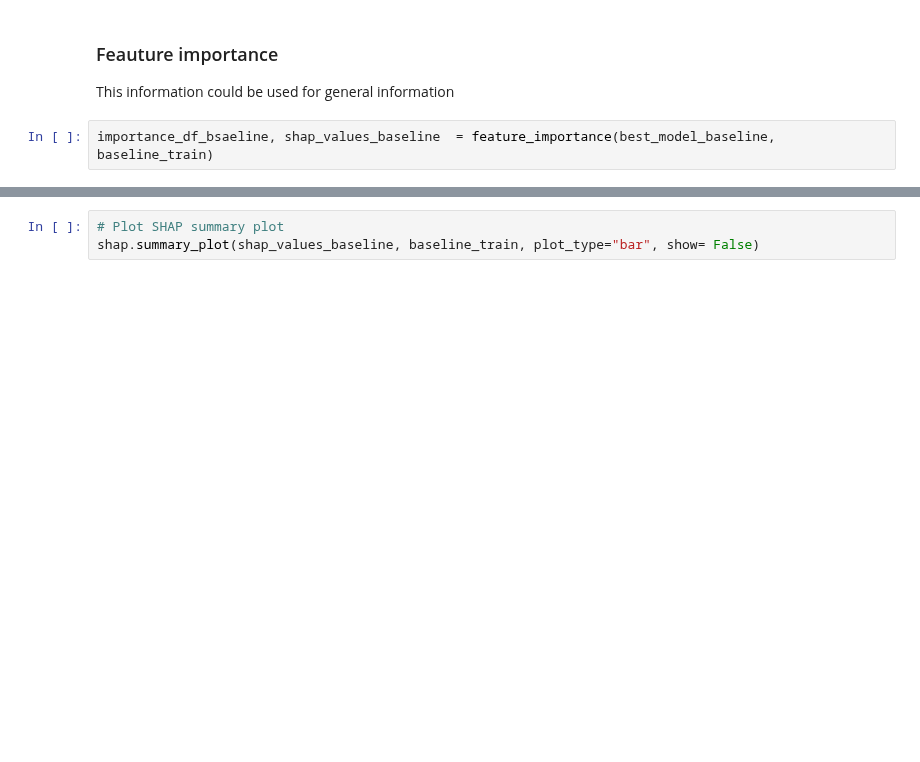
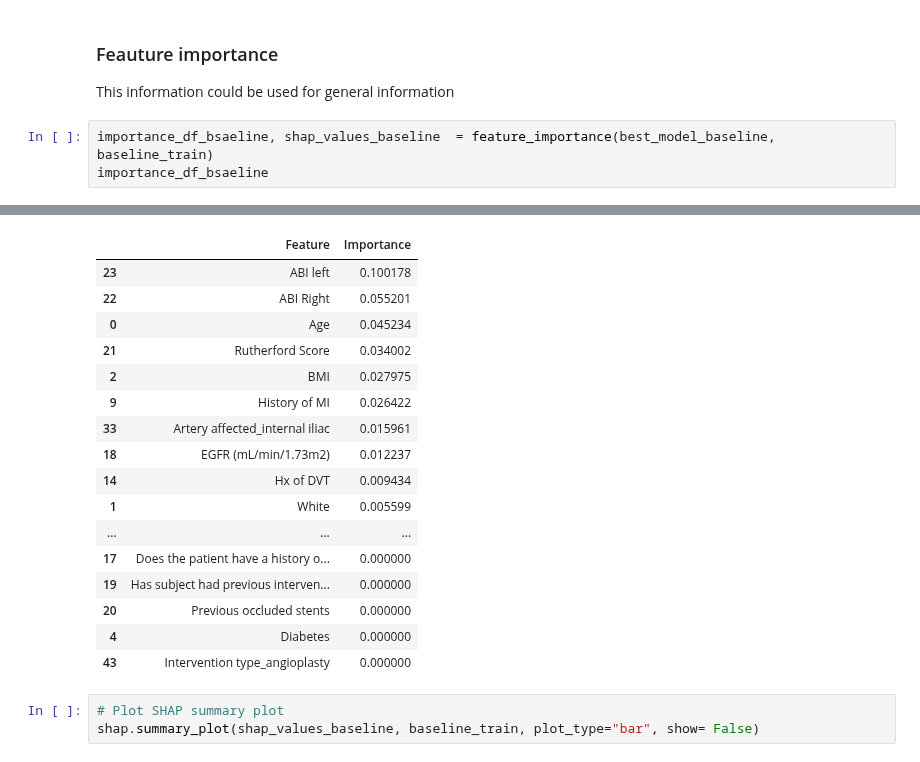
Before and after one commit to kstack21/CapstoneC2023, a Jupyter notebook: steps.ipynb, the cells around one changed output, grey strips where cells are left out. Drawn from its saved outputs; the diff is of its cells as text; blank space fills up the shorter version.

```diff
--- a/steps.ipynb
+++ b/steps.ipynb
@@ -1192,4 +1189,5 @@ baseline_score
 This information could be used for general information
 # %%
 importance_df_bsaeline, shap_values_baseline  = feature_importance(best_model_baseline, baseline_train)
+importance_df_bsaeline
 # %% [output]
@@ -1197,15 +1195,32 @@ importance_df_bsaeline, shap_values_baseline  = feature_importance(best_model_ba
 
 
 is_sparse is deprecated and will be removed in a future version. Check `isinstance(dtype, pd.SparseDtype)` instead.
 
 
 is_categorical_dtype is deprecated and will be removed in a future version. Use isinstance(dtype, CategoricalDtype) instead
 
 
 is_categorical_dtype is deprecated and will be removed in a future version. Use isinstance(dtype, CategoricalDtype) instead
 
 
 is_categorical_dtype is deprecated and will be removed in a future version. Use isinstance(dtype, CategoricalDtype) instead
+|  | Feature | Importance |
+| 23 | ABI left | 0.100178 |
+| 22 | ABI Right | 0.055201 |
+| 0 | Age | 0.045234 |
+| 21 | Rutherford Score | 0.034002 |
+| 2 | BMI | 0.027975 |
+| 9 | History of MI | 0.026422 |
+| 33 | Artery affected_internal iliac | 0.015961 |
+| 18 | EGFR (mL/min/1.73m2) | 0.012237 |
+| 14 | Hx of DVT | 0.009434 |
+| 1 | White | 0.005599 |
+| ... | ... | ... |
+| 17 | Does the patient have a history o... | 0.000000 |
+| 19 | Has subject had previous interven... | 0.000000 |
+| 20 | Previous occluded stents | 0.000000 |
+| 4 | Diabetes | 0.000000 |
+| 43 | Intervention type_angioplasty | 0.000000 |
 # %%
 # Plot SHAP summary plot
 shap.summary_plot(shap_values_baseline, baseline_train, plot_type="bar", show= False)
```
Also changed, not shown: parts of 13 cells of this notebook, 5 other files.
